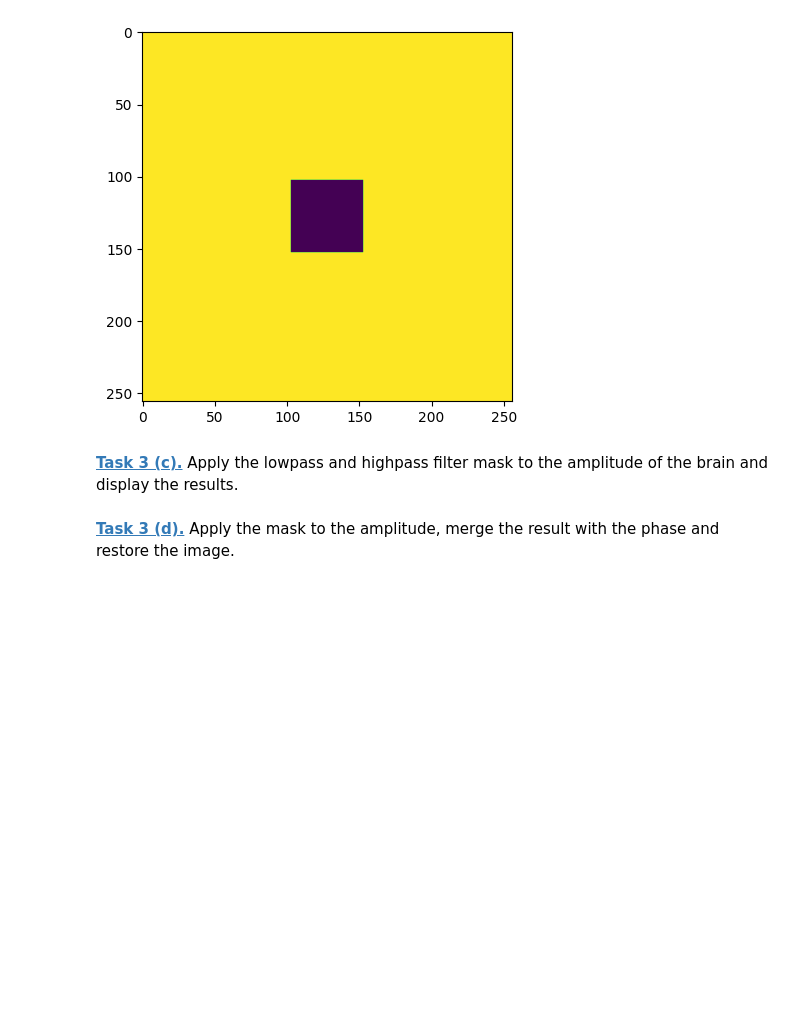
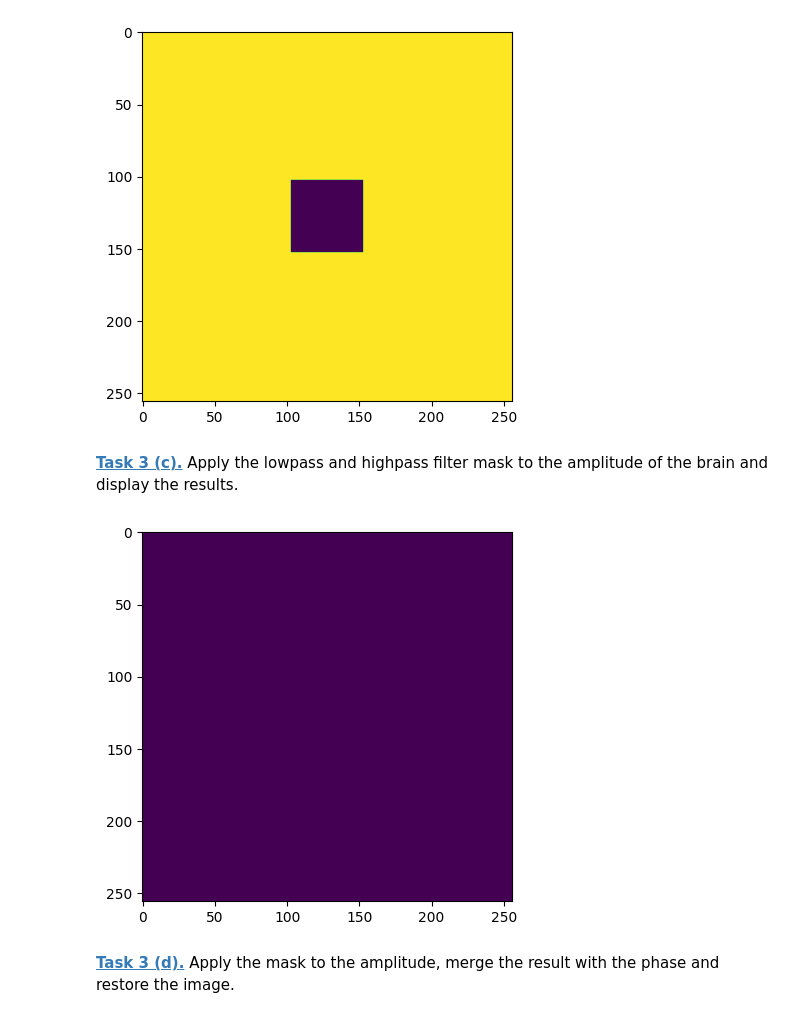
Before and after one commit to AB22-too/mobi-fs5-python, a Jupyter notebook: fourier.ipynb, the cells around one changed output. Drawn from its saved outputs; the diff is of its cells as text; code cells hidden in the pictures; blank space fills up the shorter version.

```diff
--- a/fourier.ipynb
+++ b/fourier.ipynb
@@ -142,6 +142,12 @@ plt.show
 [figure]
 # %% [markdown]
 **[Task 3 (c).]()** Apply the lowpass and highpass filter mask to the amplitude of the brain and display the results.
+# %%
+brain_mask = Maske * high * amplitude2
+plt.imshow(brain_mask)
+plt.show()
+# %% [output]
+[figure, added]
 # %% [markdown]
 **[Task 3 (d).]()** Apply the mask to the amplitude, merge the result with the phase and restore the image.
 # %% [markdown]
```
Also changed, not shown: 1 other file.
